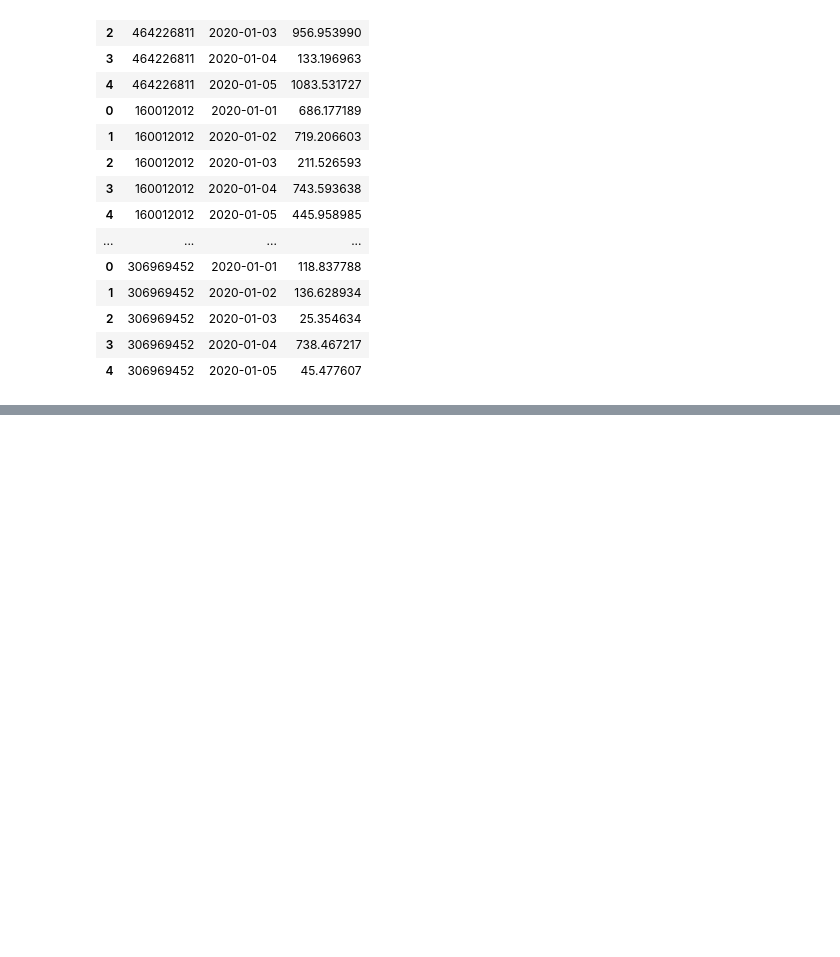
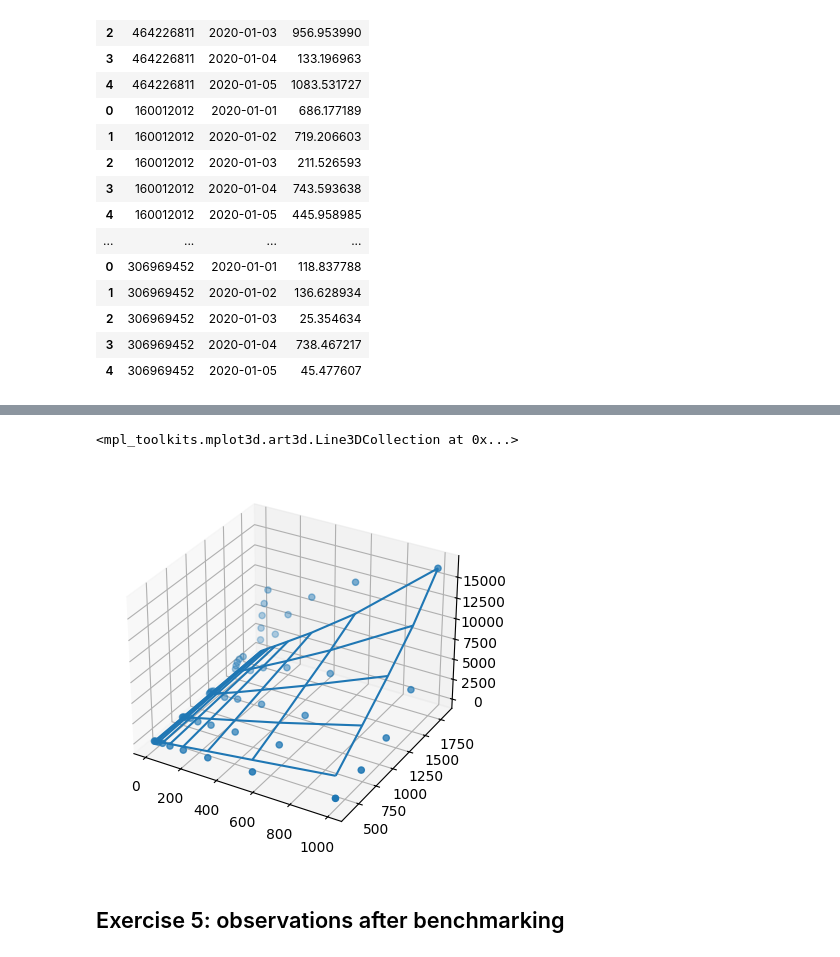
Before and after one commit to sammevreysen/gorilla, a Jupyter notebook: gorilla.ipynb, the cells around one changed output, grey strips where cells are left out. Saved outputs shown, nothing was run; the diff lists cells and outputs as text; code cells hidden in the pictures; blank space fills up the shorter version.

Commit message:
Exercise 4-5

```diff
--- a/gorilla.ipynb
+++ b/gorilla.ipynb
@@ -234,0 +432,10 @@ mock_consumption_data(random_meter_list(5), start_date=datetime(2020,1,1), durat
+# %%
+fig = plt.figure()
+ax = fig.add_subplot(projection='3d')
+ax.scatter(X[:,0], X[:,1], Y)
+ax.plot_wireframe(n_meters_, n_days_, time_delta.T)
+# %% [output]
+<mpl_toolkits.mplot3d.art3d.Line3DCollection at 0x...>
+[figure, added]
+# %% [markdown]
+## Exercise 5: observations after benchmarking
```
Also changed, not shown: parts of 15 cells of this notebook, 1 other file.
